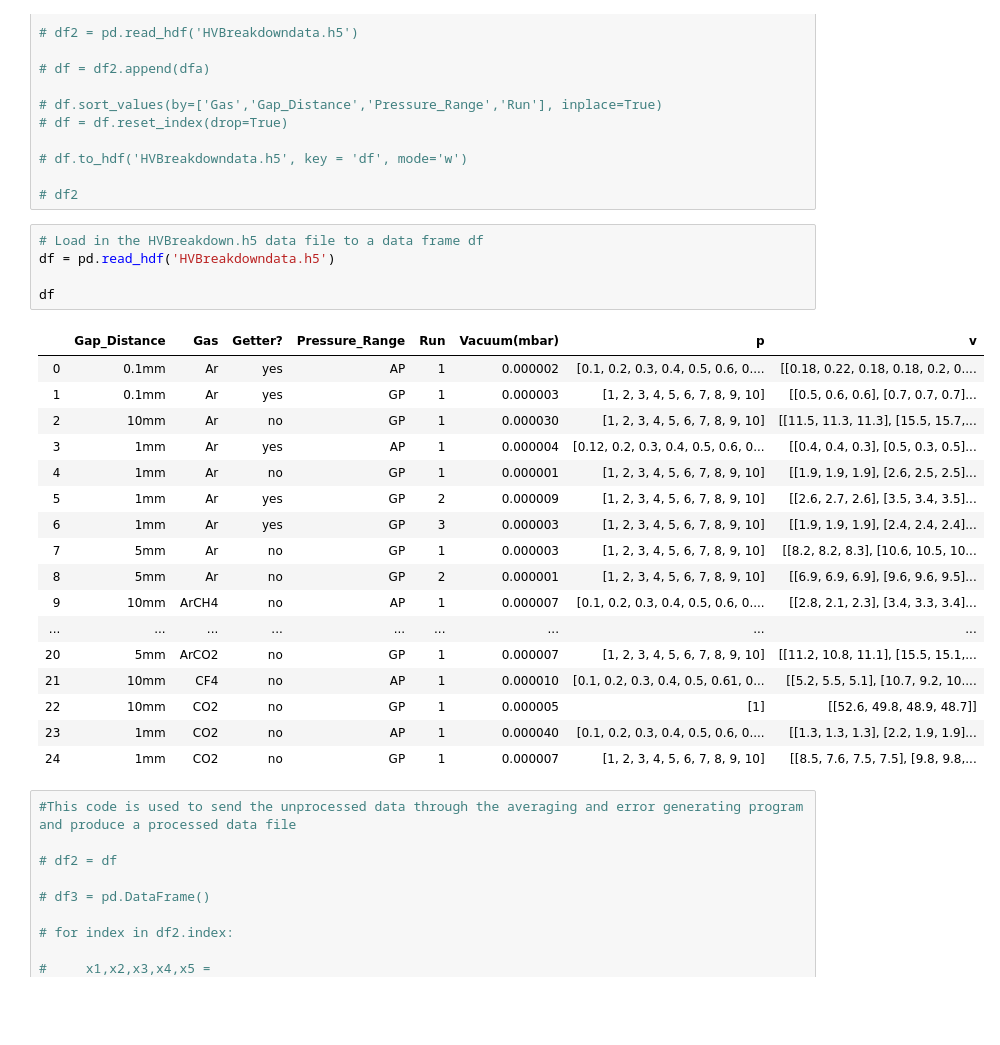
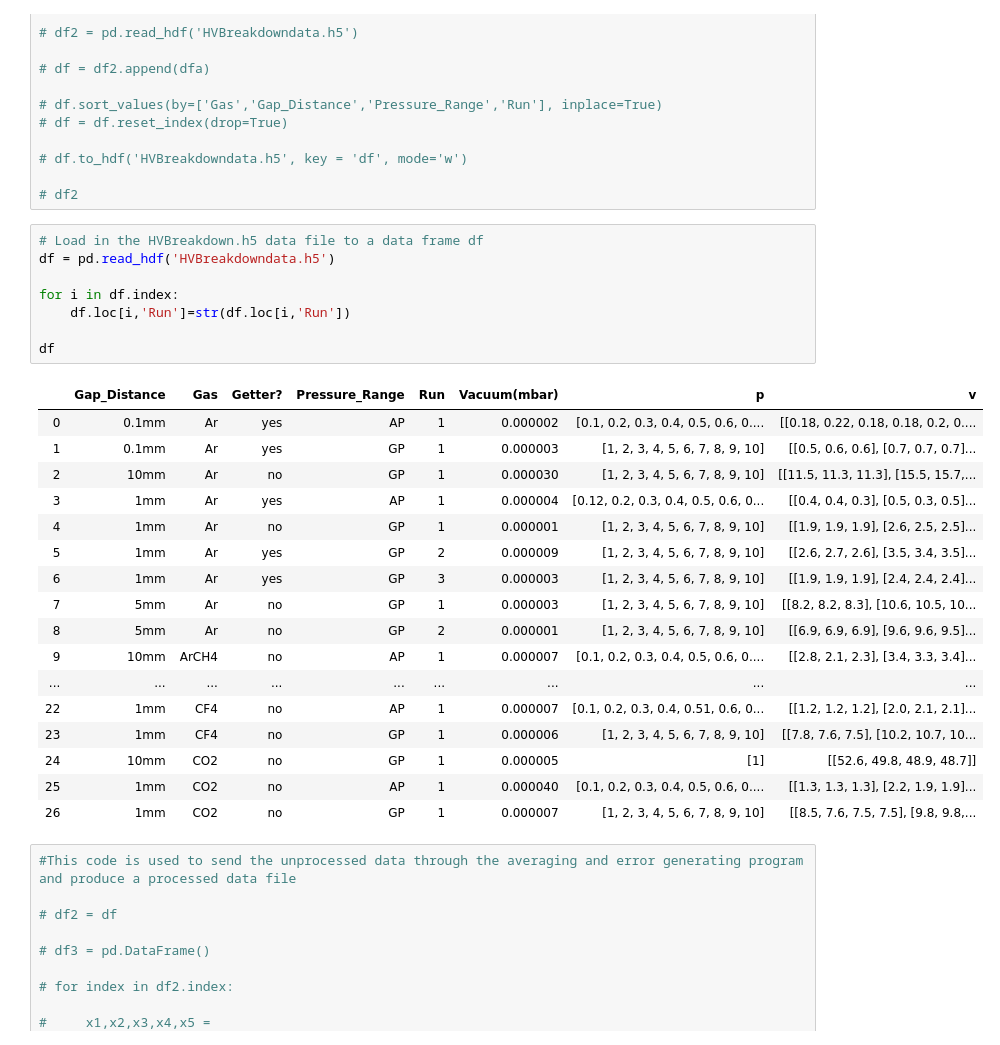
Before and after one commit to UTA-REST/HVBreakdown, a Jupyter notebook: HVplot.ipynb, the cells around one changed output. Drawn from its saved outputs; the diff is of its cells as text; blank space fills up the shorter version.

```diff
--- a/HVplot.ipynb
+++ b/HVplot.ipynb
@@ -34,26 +34,29 @@ from dataprocesser import processdat,processdatE
 # %%
 # Load in the HVBreakdown.h5 data file to a data frame df
 df = pd.read_hdf('HVBreakdowndata.h5')
 
+for i in df.index:
+    df.loc[i,'Run']=str(df.loc[i,'Run'])
+
 df
 # %% [output]
 |  | Gap_Distance | Gas | Getter? | Pressure_Range | Run | Vacuum(mbar) | p | v |
 | 0 | 0.1mm | Ar | yes | AP | 1 | 0.000002 | [0.1, 0.2, 0.3, 0.4, 0.5, 0.6, 0.... | [[0.18, 0.22, 0.18, 0.18, 0.2, 0.... |
 | 1 | 0.1mm | Ar | yes | GP | 1 | 0.000003 | [1, 2, 3, 4, 5, 6, 7, 8, 9, 10] | [[0.5, 0.6, 0.6], [0.7, 0.7, 0.7]... |
 | 2 | 10mm | Ar | no | GP | 1 | 0.000030 | [1, 2, 3, 4, 5, 6, 7, 8, 9, 10] | [[11.5, 11.3, 11.3], [15.5, 15.7,... |
 | 3 | 1mm | Ar | yes | AP | 1 | 0.000004 | [0.12, 0.2, 0.3, 0.4, 0.5, 0.6, 0... | [[0.4, 0.4, 0.3], [0.5, 0.3, 0.5]... |
 | 4 | 1mm | Ar | no | GP | 1 | 0.000001 | [1, 2, 3, 4, 5, 6, 7, 8, 9, 10] | [[1.9, 1.9, 1.9], [2.6, 2.5, 2.5]... |
 | 5 | 1mm | Ar | yes | GP | 2 | 0.000009 | [1, 2, 3, 4, 5, 6, 7, 8, 9, 10] | [[2.6, 2.7, 2.6], [3.5, 3.4, 3.5]... |
 | 6 | 1mm | Ar | yes | GP | 3 | 0.000003 | [1, 2, 3, 4, 5, 6, 7, 8, 9, 10] | [[1.9, 1.9, 1.9], [2.4, 2.4, 2.4]... |
 | 7 | 5mm | Ar | no | GP | 1 | 0.000003 | [1, 2, 3, 4, 5, 6, 7, 8, 9, 10] | [[8.2, 8.2, 8.3], [10.6, 10.5, 10... |
 | 8 | 5mm | Ar | no | GP | 2 | 0.000001 | [1, 2, 3, 4, 5, 6, 7, 8, 9, 10] | [[6.9, 6.9, 6.9], [9.6, 9.6, 9.5]... |
 | 9 | 10mm | ArCH4 | no | AP | 1 | 0.000007 | [0.1, 0.2, 0.3, 0.4, 0.5, 0.6, 0.... | [[2.8, 2.1, 2.3], [3.4, 3.3, 3.4]... |
 | ... | ... | ... | ... | ... | ... | ... | ... | ... |
-| 20 | 5mm | ArCO2 | no | GP | 1 | 0.000007 | [1, 2, 3, 4, 5, 6, 7, 8, 9, 10] | [[11.2, 10.8, 11.1], [15.5, 15.1,... |
-| 21 | 10mm | CF4 | no | AP | 1 | 0.000010 | [0.1, 0.2, 0.3, 0.4, 0.5, 0.61, 0... | [[5.2, 5.5, 5.1], [10.7, 9.2, 10.... |
-| 22 | 10mm | CO2 | no | GP | 1 | 0.000005 | [1] | [[52.6, 49.8, 48.9, 48.7]] |
-| 23 | 1mm | CO2 | no | AP | 1 | 0.000040 | [0.1, 0.2, 0.3, 0.4, 0.5, 0.6, 0.... | [[1.3, 1.3, 1.3], [2.2, 1.9, 1.9]... |
-| 24 | 1mm | CO2 | no | GP | 1 | 0.000007 | [1, 2, 3, 4, 5, 6, 7, 8, 9, 10] | [[8.5, 7.6, 7.5, 7.5], [9.8, 9.8,... |
+| 22 | 1mm | CF4 | no | AP | 1 | 0.000007 | [0.1, 0.2, 0.3, 0.4, 0.51, 0.6, 0... | [[1.2, 1.2, 1.2], [2.0, 2.1, 2.1]... |
+| 23 | 1mm | CF4 | no | GP | 1 | 0.000006 | [1, 2, 3, 4, 5, 6, 7, 8, 9, 10] | [[7.8, 7.6, 7.5], [10.2, 10.7, 10... |
+| 24 | 10mm | CO2 | no | GP | 1 | 0.000005 | [1] | [[52.6, 49.8, 48.9, 48.7]] |
+| 25 | 1mm | CO2 | no | AP | 1 | 0.000040 | [0.1, 0.2, 0.3, 0.4, 0.5, 0.6, 0.... | [[1.3, 1.3, 1.3], [2.2, 1.9, 1.9]... |
+| 26 | 1mm | CO2 | no | GP | 1 | 0.000007 | [1, 2, 3, 4, 5, 6, 7, 8, 9, 10] | [[8.5, 7.6, 7.5, 7.5], [9.8, 9.8,... |
 # %%
 #This code is used to send the unprocessed data through the averaging and error generating program and produce a processed data file
 
```
Also changed, not shown: parts of 7 cells of this notebook.
